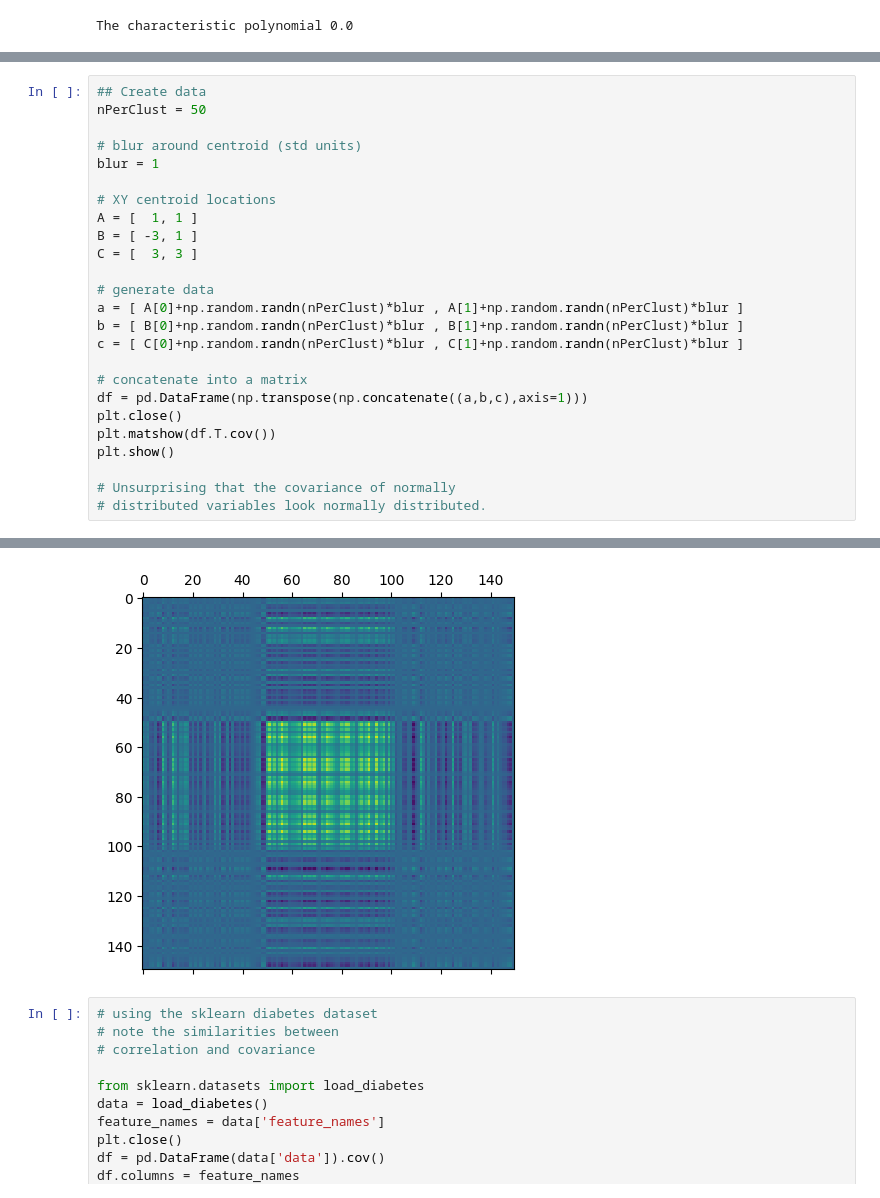
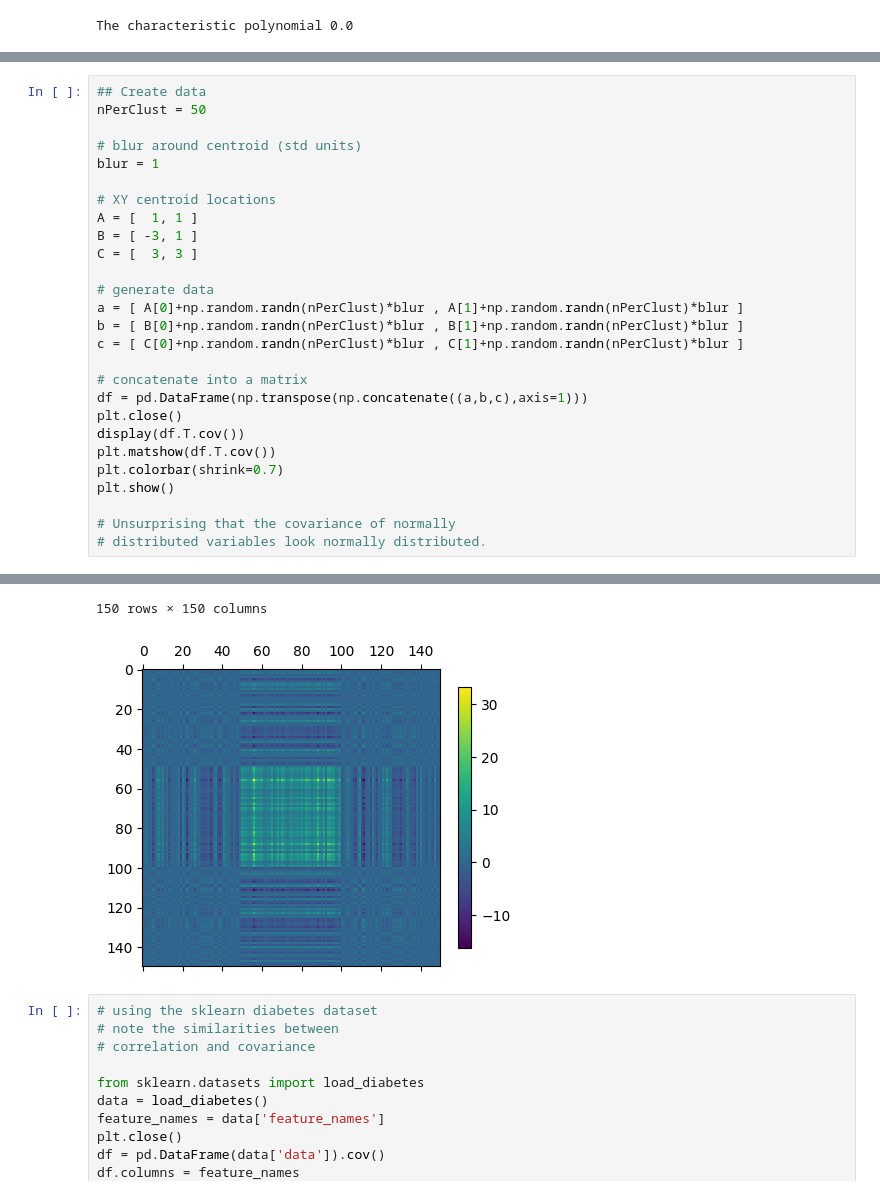
Before and after one commit to solarecho3/vectors, a Jupyter notebook: vectors.ipynb, the cells around one changed output, grey strips where cells are left out. Saved outputs shown, nothing was run; the diff lists cells and outputs as text.

```diff
--- a/vectors.ipynb
+++ b/vectors.ipynb
@@ -2070,7 +2071,9 @@ c = [ C[0]+np.random.randn(nPerClust)*blur , C[1]+np.random.randn(nPerClust)*blu
 # concatenate into a matrix
 df = pd.DataFrame(np.transpose(np.concatenate((a,b,c),axis=1)))
 plt.close()
+display(df.T.cov())
 plt.matshow(df.T.cov())
+plt.colorbar(shrink=0.7)
 plt.show()
 
 # Unsurprising that the covariance of normally
@@ -2079,4 +2094,5 @@ plt.show()
+150 rows × 150 columns
-[figure, old version]
+[figure, new version]
 # %%
 # using the sklearn diabetes dataset
 # note the similarities between
```
Also changed, not shown: parts of 22 cells of this notebook, 3 other files.
